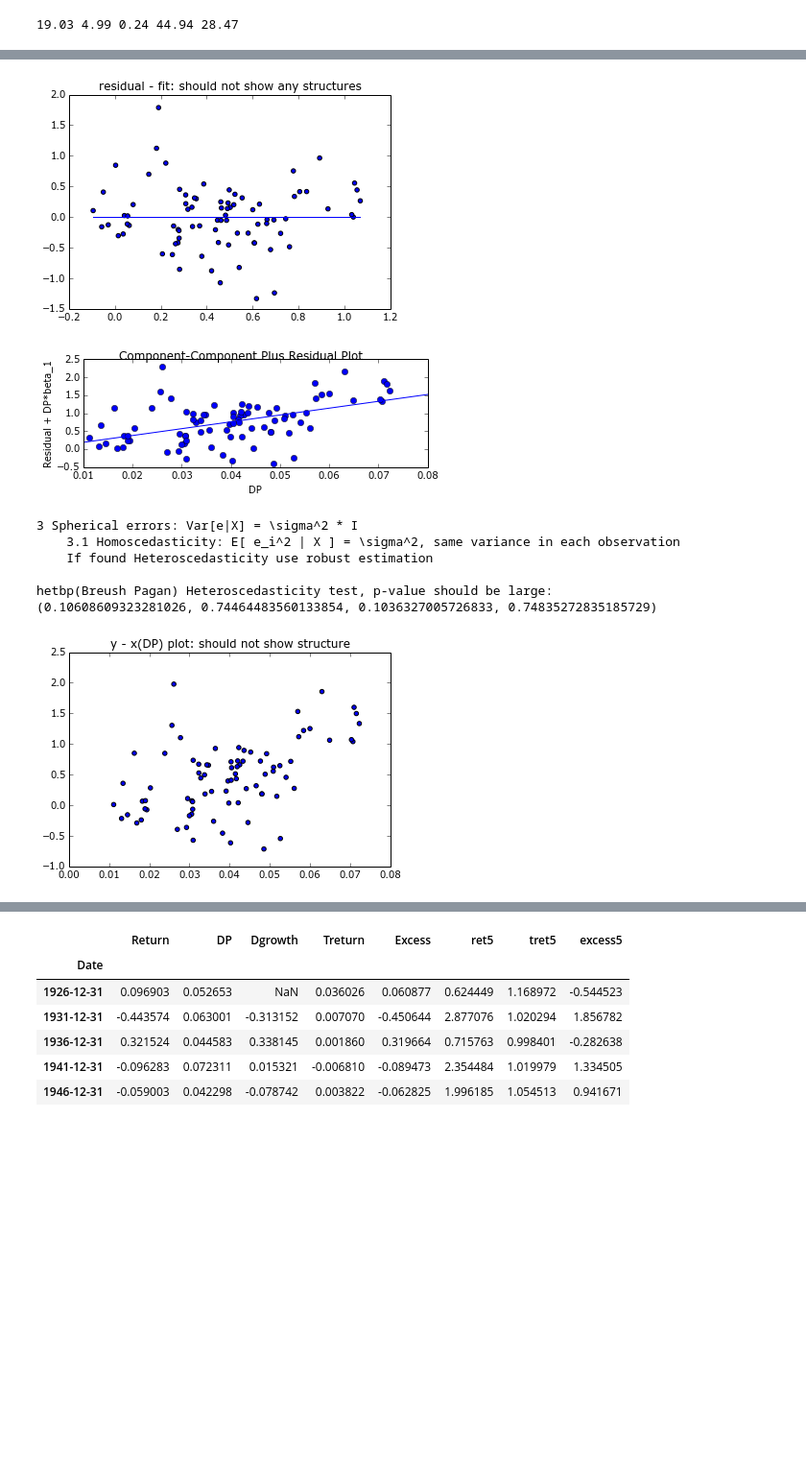
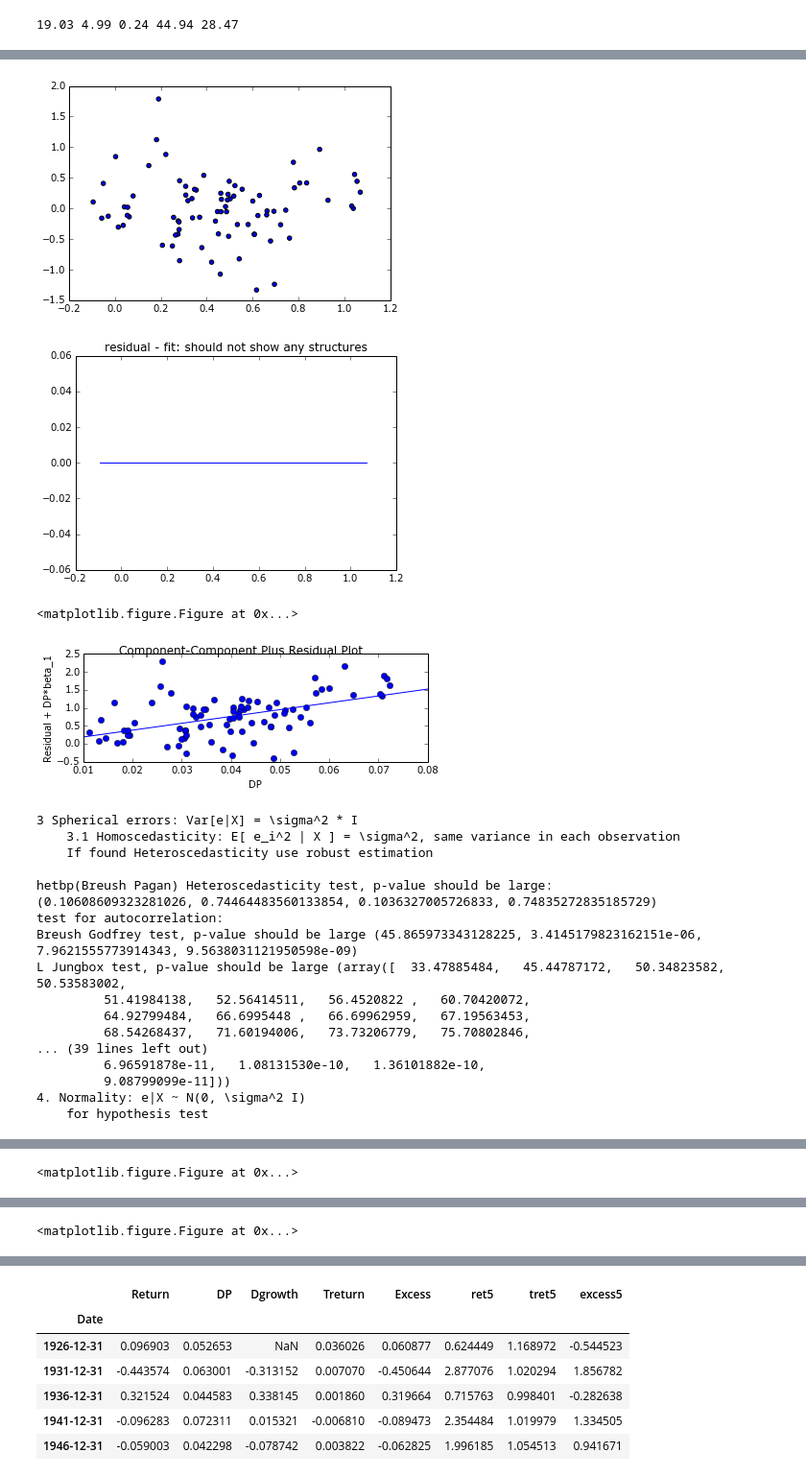
Before and after one commit to pkuqiuning/coursera-asset-pricing, a Jupyter notebook: week1.ipynb, the cells around one changed output, grey strips where cells are left out. Shown at 96% size. Drawn from its saved outputs; the diff is of its cells as text; code cells hidden in the pictures; blank space fills up the shorter version.

```diff
--- a/week1.ipynb
+++ b/week1.ipynb
@@ -100,8 +91,8 @@ plot(T,lessthanmean(T))
 def domy(T=10):
     t=arange(T)
     if T >= 10:
+        figure()
         plot(t,Ex(t), t, median(t), t, mode(t))
-        plt.show()
     print(T,Ex(T), median(T),mode(T),lessthanmean(T)*100)
 
 for i in [1, 5, 10, 50]:
@@ -216,11 +214,13 @@ def test_ols_assumptions(res):
     print('Corr Matrix, should be small except diagonals or dependants:\n', corr_matrix)
 
     scatter(x=res.fittedvalues, y=res.resid)
+
+    figure()
     plot([min(res.fittedvalues), max(res.fittedvalues)],[0,0])
     title('residual - fit: should not show any structures')
-    show()
+
+    figure()
     fig = sm.graphics.plot_ccpr_grid(res)
-    show()
 
     t3 = '''3 Spherical errors: Var[e|X] = \sigma^2 * I
     3.1 Homoscedasticity: E[ e_i^2 | X ] = \sigma^2, same variance in each observation
@@ -231,11 +231,12 @@ def test_ols_assumptions(res):
     print(sm.stats.het_breushpagan(res.resid, res.model.exog))
 
     for k,x in X.drop('Intercept', axis=1).iteritems():
+        figure()
         scatter(x,y)
         title('y - x({}) plot: should not show structure'.format(k))
-        show()
+
+        figure()
         sm.graphics.plot_fit(res, k)
-        show()
 
     t32 = '''3.2 Nonautocorrelation:  E[ e_i e_j | X ] = 0
     If found autocorrelation, use GLS for improved efficiency
@@ -248,9 +249,9 @@ def test_ols_assumptions(res):
     for hypothesis test
     '''
     print(t4)
+    figure()
     fig = sm.qqplot(res.resid, line='r')
     title('qqplot for residuals')
-    show()
 
 
 
@@ -266,19 +267,31 @@ Time:                        12:54:32   Log-Likelihood:                -60.629
 No. Observations:                  82   AIC:                             125.3
 Df Residuals:                      80   BIC:                             130.1
 Df Model:                           1
 Covariance Type:            nonrobust
 ==============================================================================
 ... (23 lines left out)
 DP      -4.517657e-17  1.000000e+00  0.487467
 excess5  8.731414e-01  4.874670e-01  1.000000
 
 [3 rows x 3 columns]
-[figure, old version]
+[figure, new version]
-[figure, old version]
+[figure, new version]
-3 Spherical errors: Var[e|X] = \sigma^2 * I
-    3.1 Homoscedasticity: E[ e_i^2 | X ] = \sigma^2, same variance in each observation
-    If found Heteroscedasticity use robust estimation
-
-hetbp(Breush Pagan) Heteroscedasticity test, p-value should be large:
-(0.10608609323281026, 0.74464483560133854, 0.1036327005726833, 0.74835272835185729)
+<matplotlib.figure.Figure at 0x...>
-[figure, old version]
+[figure, new version]
+3 Spherical errors: Var[e|X] = \sigma^2 * I
+    3.1 Homoscedasticity: E[ e_i^2 | X ] = \sigma^2, same variance in each observation
+    If found Heteroscedasticity use robust estimation
+
+hetbp(Breush Pagan) Heteroscedasticity test, p-value should be large:
+(0.10608609323281026, 0.74464483560133854, 0.1036327005726833, 0.74835272835185729)
+test for autocorrelation:
+Breush Godfrey test, p-value should be large (45.865973343128225, 3.4145179823162151e-06, 7.9621555773914343, 9.5638031121950598e-09)
+L Jungbox test, p-value should be large (array([  33.47885484,   45.44787172,   50.34823582,   50.53583002,
+         51.41984138,   52.56414511,   56.4520822 ,   60.70420072,
+         64.92799484,   66.6995448 ,   66.69962959,   67.19563453,
+         68.54268437,   71.60194006,   73.73206779,   75.70802846,
+... (39 lines left out)
+         6.96591878e-11,   1.08131530e-10,   1.36101882e-10,
+         9.08799099e-11]))
+4. Normality: e|X ~ N(0, \sigma^2 I)
+    for hypothesis test
@@ -302,0 +299 @@ L Jungbox test, p-value should be large (array([  33.47885484,   45.44787172,
+<matplotlib.figure.Figure at 0x...>
@@ -303,0 +301 @@ L Jungbox test, p-value should be large (array([  33.47885484,   45.44787172,
+<matplotlib.figure.Figure at 0x...>
```
Also changed, not shown: parts of 10 cells of this notebook, 3 other files.
